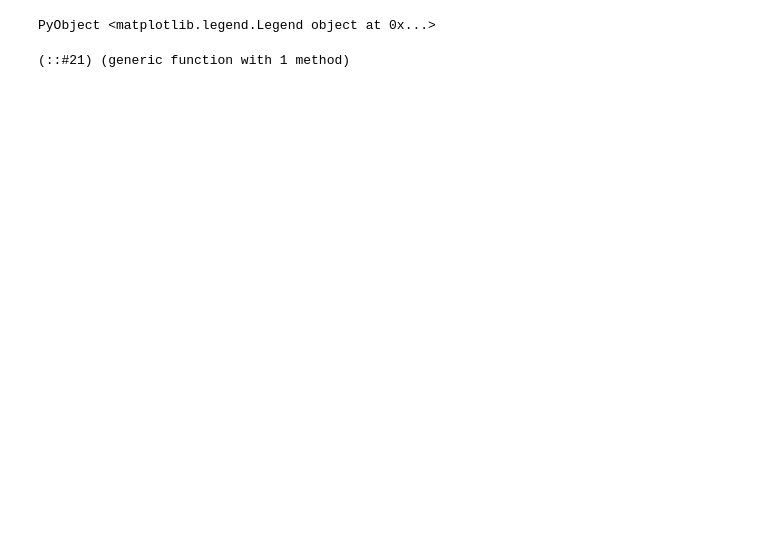
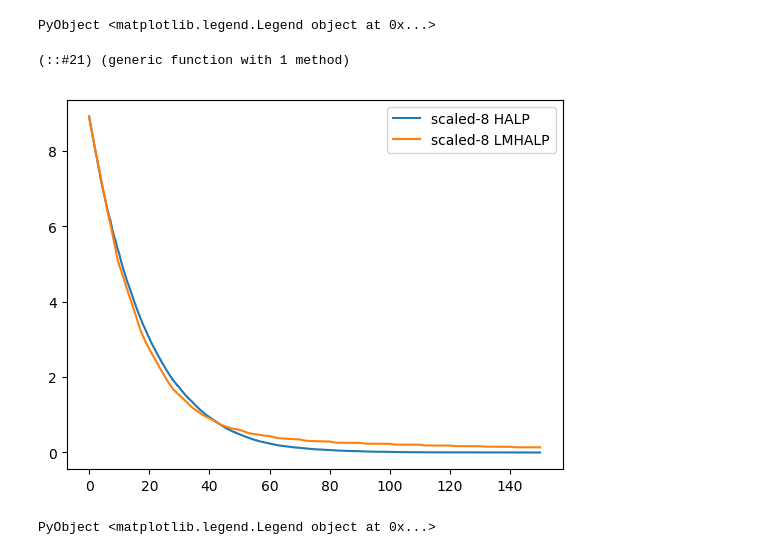
Before and after one commit to ifilonenko/sgd-vr-precision, a Jupyter notebook: experiments/lm-halp.ipynb, the cells around one changed output. Drawn from its saved outputs; the diff is of its cells as text; code cells hidden in the pictures; blank space fills up the shorter version.

```diff
--- a/experiments/lm-halp.ipynb
+++ b/experiments/lm-halp.ipynb
@@ -209 +206,9 @@ halp_g_log_loss = ((p, Y) -> (-Y ./ (1 + exp.(Y .* p))) / length(Y))
+# %%
+xs = collect(1:length(dto_svrg)) / 1000.0;
+plot(xs,dto_halp8;label="scaled-8 HALP")
+plot(xs,dto_lmhalp8;label="scaled-8 LMHALP")
+legend()
+# %% [output]
+[figure, added]
+PyObject <matplotlib.legend.Legend object at 0x...>
 # %%
```
Also changed, not shown: parts of 8 cells of this notebook, 1 other file.
